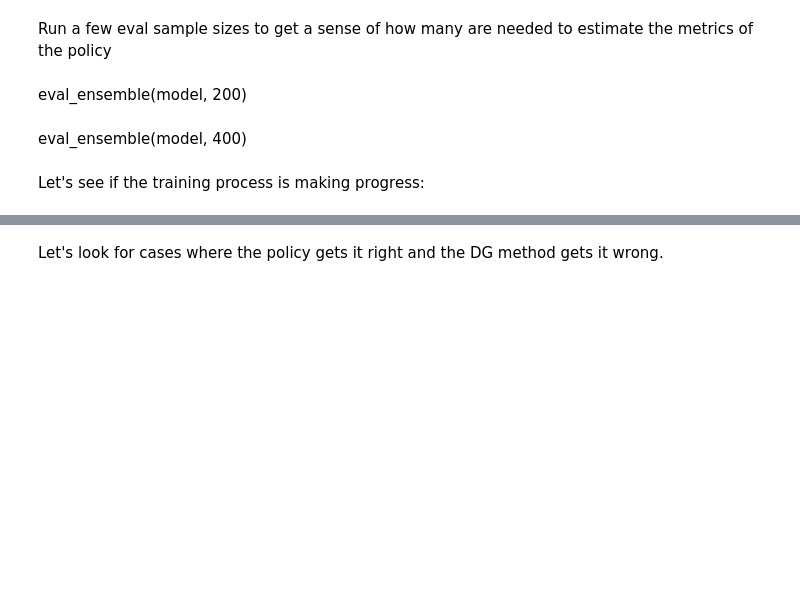
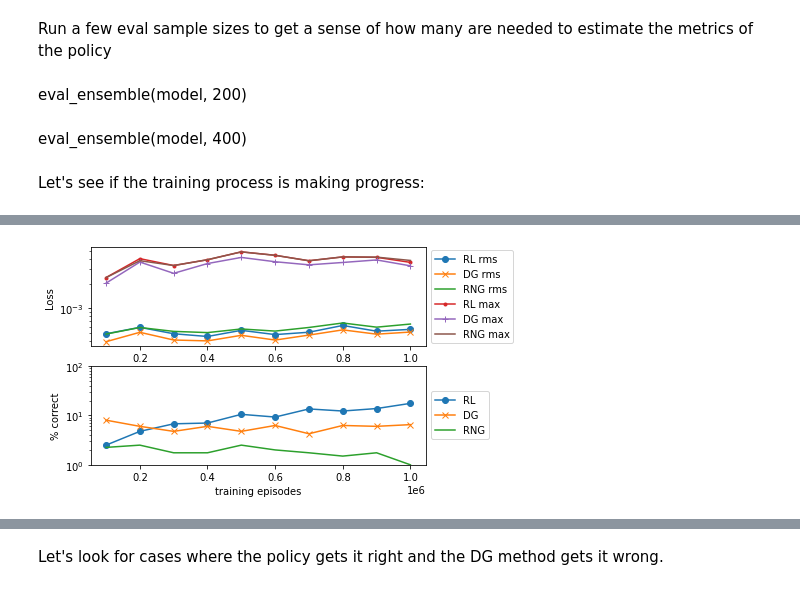
Before and after one commit to rw-anderson/binder-demo, a Jupyter notebook: minigame11.ipynb, the cells around one changed output, grey strips where cells are left out. Drawn from its saved outputs; the diff is of its cells as text; code cells hidden in the pictures; blank space fills up the shorter version.

```diff
--- a/minigame11.ipynb
+++ b/minigame11.ipynb
@@ -551,0 +730,4 @@ rms
+# %%
+plotprogress()
+# %% [output]
+[figure, added]
```
Also changed, not shown: parts of 44 cells of this notebook.
